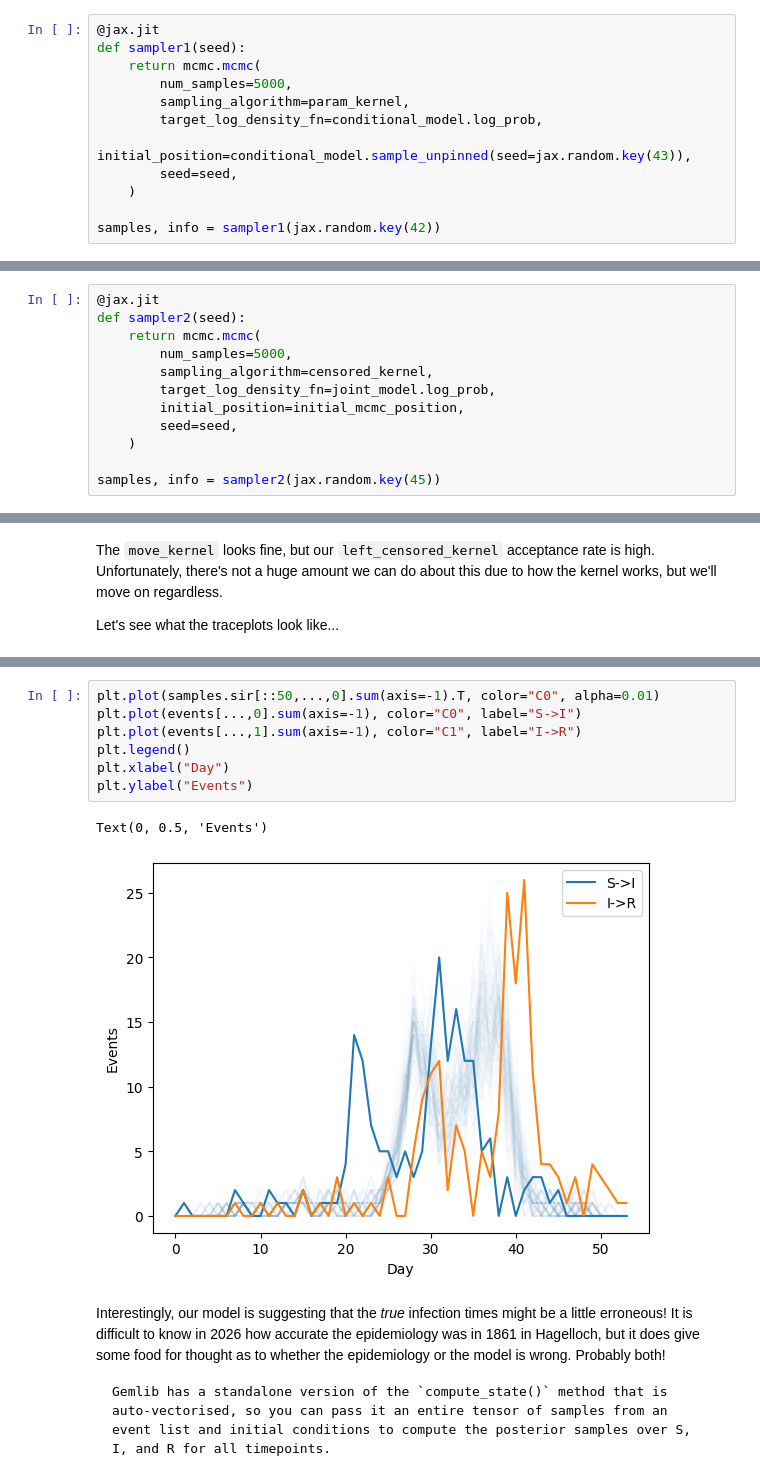
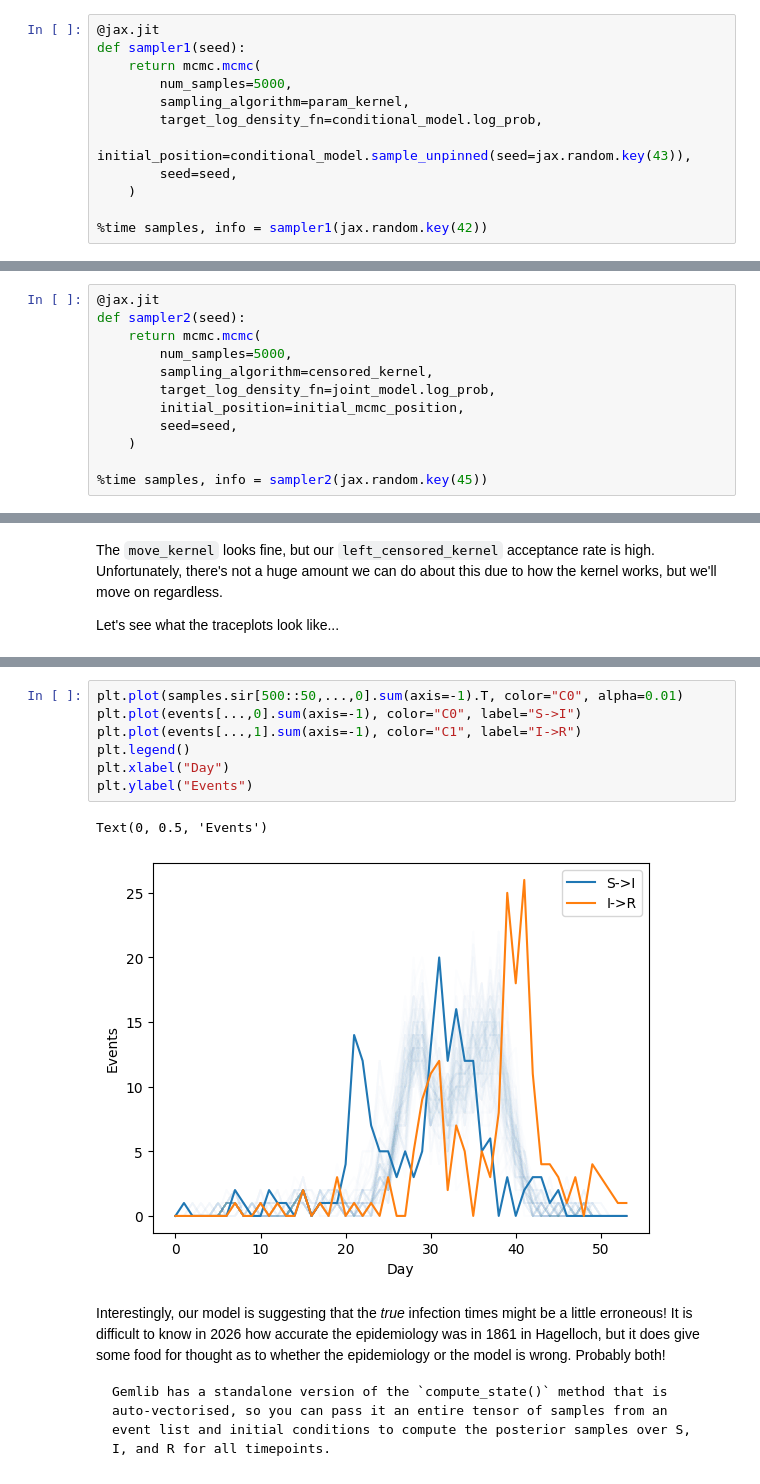
Before and after one commit to gem-epidemics/colab, a Jupyter notebook: iddinf/mcmc_case_study.ipynb, the cells around one changed output, grey strips where cells are left out. Cells and saved outputs as stored; diff of their text form.

```diff
--- a/iddinf/mcmc_case_study.ipynb
+++ b/iddinf/mcmc_case_study.ipynb
@@ -393,4 +393,4 @@ def sampler1(seed):
         seed=seed,
     )
 
-samples, info = sampler1(jax.random.key(42))
+%time samples, info = sampler1(jax.random.key(42))
@@ -546,4 +555,4 @@ def sampler2(seed):
         seed=seed,
     )
 
-samples, info = sampler2(jax.random.key(45))
+%time samples, info = sampler2(jax.random.key(45))
@@ -596,15 +612,15 @@ Interestingly, the quality of the MCMC mixing isn't quite as good as before.  Th
 
 Let's see what our sampler made of the marginal posterior distribution over the event trajectory:
 # %%
-plt.plot(samples.sir[::50,...,0].sum(axis=-1).T, color="C0", alpha=0.01)
+plt.plot(samples.sir[500::50,...,0].sum(axis=-1).T, color="C0", alpha=0.01)
 plt.plot(events[...,0].sum(axis=-1), color="C0", label="S->I")
 plt.plot(events[...,1].sum(axis=-1), color="C1", label="I->R")
 plt.legend()
 plt.xlabel("Day")
 plt.ylabel("Events")
 # %% [output]
 Text(0, 0.5, 'Events')
-[figure, old version]
+[figure, new version]
 # %% [markdown]
 Interestingly, our model is suggesting that the _true_ infection times might be a little erroneous!  It is difficult to know in 2026 how accurate the epidemiology was in 1861 in Hagelloch, but it does give some food for thought as to whether the epidemiology or the model is wrong.  Probably both!
 
```
Also changed, not shown: parts of 11 cells of this notebook, 9 other files.
